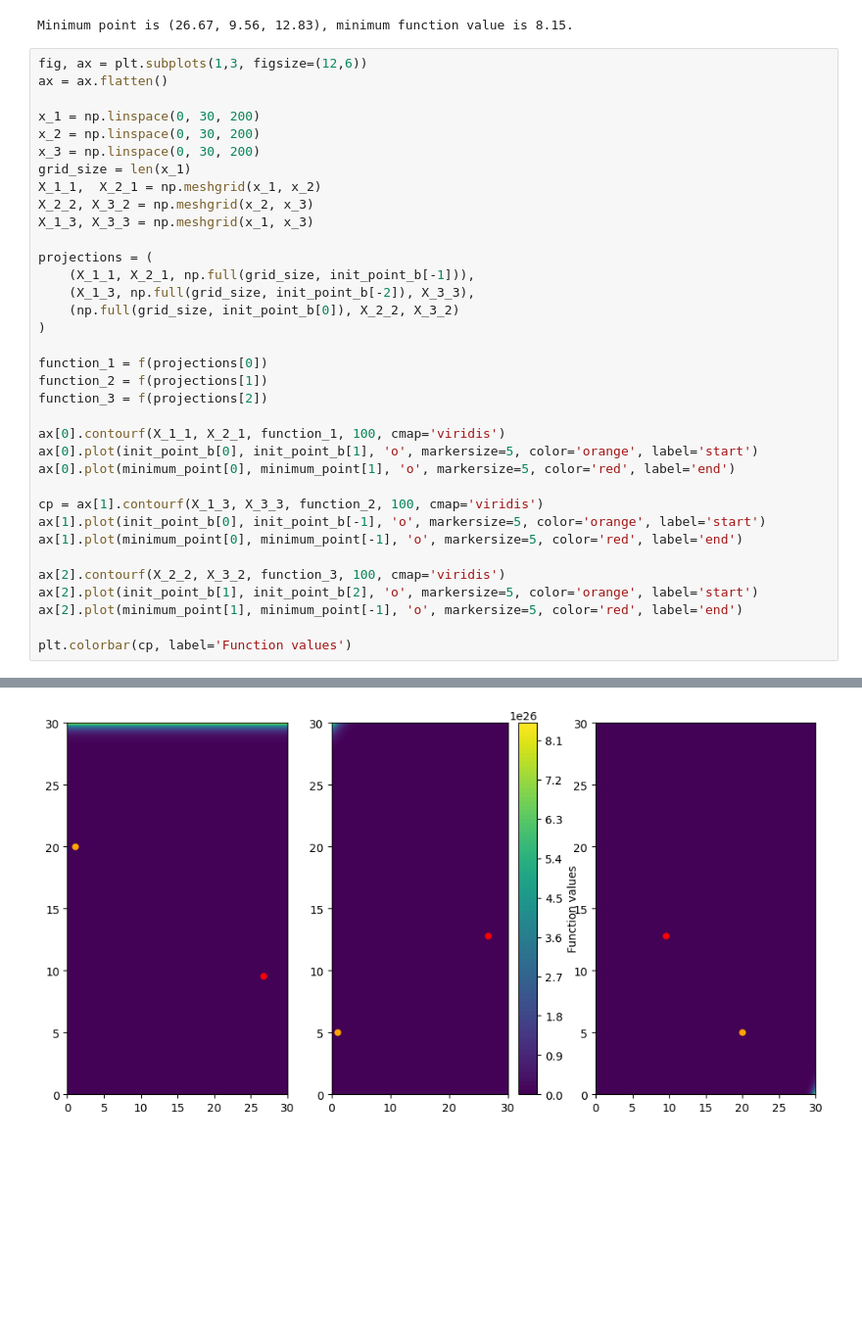
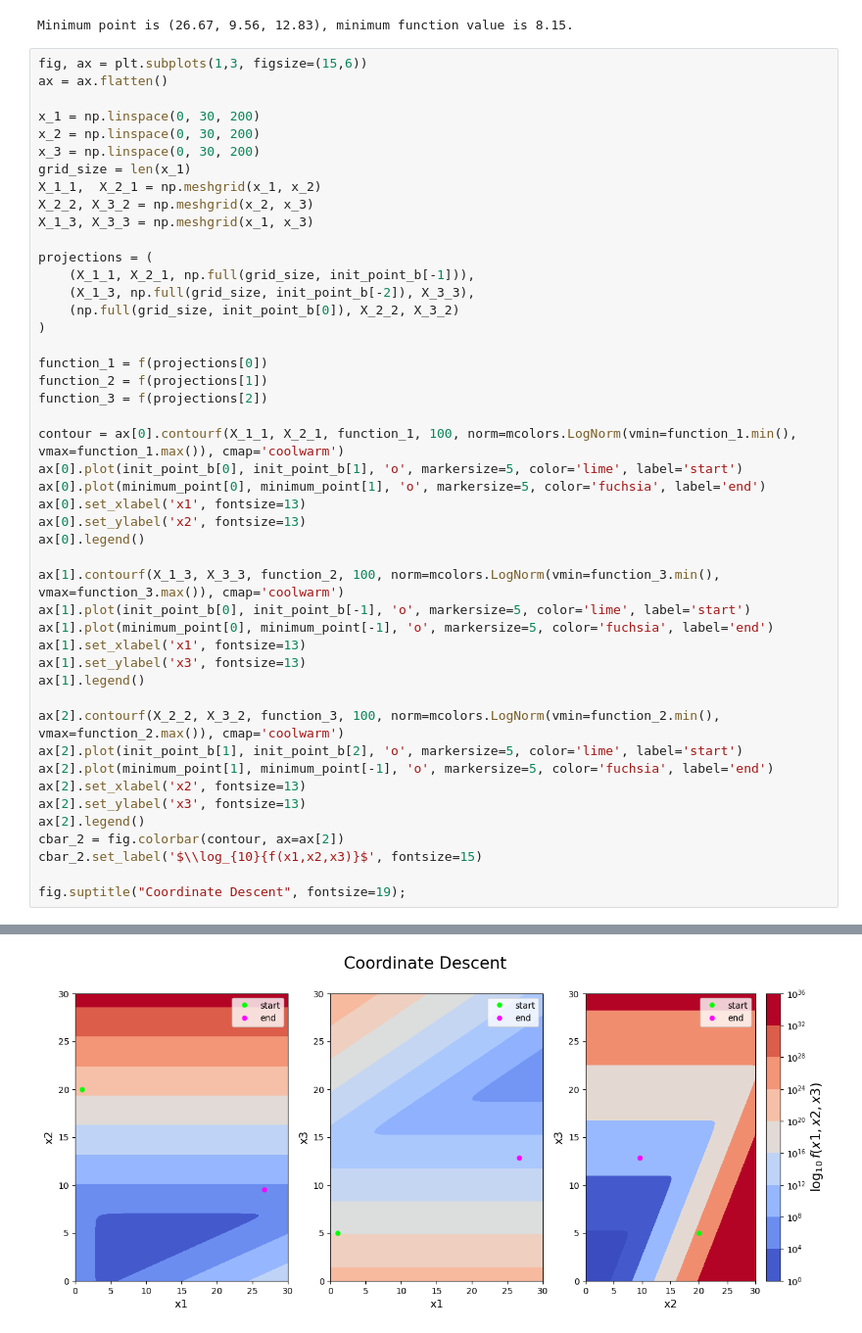
Before and after one commit to Vishakis/Data-Mining-HW-Pegasus, a Jupyter notebook: Task_4.ipynb, the cells around one changed output, grey strips where cells are left out. Shown at 98% size. Cells and saved outputs as stored; diff of their text form; blank space fills up the shorter version.

```diff
--- a/Task_4.ipynb
+++ b/Task_4.ipynb
@@ -95,7 +96,7 @@ print(f'Minimum point is {tuple(round(i, 2) for i in minimum_point)}, minimum fu
 # %% [output]
 Minimum point is (26.67, 9.56, 12.83), minimum function value is 8.15.
 # %%
-fig, ax = plt.subplots(1,3, figsize=(12,6))
+fig, ax = plt.subplots(1,3, figsize=(15,6))
 ax = ax.flatten()
 
 x_1 = np.linspace(0, 30, 200)
@@ -116,17 +117,28 @@ function_1 = f(projections[0])
 function_2 = f(projections[1])
 function_3 = f(projections[2])
 
-ax[0].contourf(X_1_1, X_2_1, function_1, 100, cmap='viridis')
-ax[0].plot(init_point_b[0], init_point_b[1], 'o', markersize=5, color='orange', label='start')
-ax[0].plot(minimum_point[0], minimum_point[1], 'o', markersize=5, color='red', label='end')
+contour = ax[0].contourf(X_1_1, X_2_1, function_1, 100, norm=mcolors.LogNorm(vmin=function_1.min(), vmax=function_1.max()), cmap='coolwarm')
+ax[0].plot(init_point_b[0], init_point_b[1], 'o', markersize=5, color='lime', label='start')
+ax[0].plot(minimum_point[0], minimum_point[1], 'o', markersize=5, color='fuchsia', label='end')
+ax[0].set_xlabel('x1', fontsize=13)
+ax[0].set_ylabel('x2', fontsize=13)
+ax[0].legend()
 
-cp = ax[1].contourf(X_1_3, X_3_3, function_2, 100, cmap='viridis')
-ax[1].plot(init_point_b[0], init_point_b[-1], 'o', markersize=5, color='orange', label='start')
-ax[1].plot(minimum_point[0], minimum_point[-1], 'o', markersize=5, color='red', label='end')
+ax[1].contourf(X_1_3, X_3_3, function_2, 100, norm=mcolors.LogNorm(vmin=function_3.min(), vmax=function_3.max()), cmap='coolwarm')
+ax[1].plot(init_point_b[0], init_point_b[-1], 'o', markersize=5, color='lime', label='start')
+ax[1].plot(minimum_point[0], minimum_point[-1], 'o', markersize=5, color='fuchsia', label='end')
+ax[1].set_xlabel('x1', fontsize=13)
+ax[1].set_ylabel('x3', fontsize=13)
+ax[1].legend()
 
-ax[2].contourf(X_2_2, X_3_2, function_3, 100, cmap='viridis')
-ax[2].plot(init_point_b[1], init_point_b[2], 'o', markersize=5, color='orange', label='start')
-ax[2].plot(minimum_point[1], minimum_point[-1], 'o', markersize=5, color='red', label='end')
+ax[2].contourf(X_2_2, X_3_2, function_3, 100, norm=mcolors.LogNorm(vmin=function_2.min(), vmax=function_2.max()), cmap='coolwarm')
+ax[2].plot(init_point_b[1], init_point_b[2], 'o', markersize=5, color='lime', label='start')
+ax[2].plot(minimum_point[1], minimum_point[-1], 'o', markersize=5, color='fuchsia', label='end')
+ax[2].set_xlabel('x2', fontsize=13)
+ax[2].set_ylabel('x3', fontsize=13)
+ax[2].legend()
+cbar_2 = fig.colorbar(contour, ax=ax[2])
+cbar_2.set_label('$\\log_{10}{f(x1,x2,x3)}$', fontsize=15)
 
-plt.colorbar(cp, label='Function values')
+fig.suptitle("Coordinate Descent", fontsize=19);
 # %% [output]
@@ -134 +145 @@ plt.colorbar(cp, label='Function values')
-[figure, old version]
+[figure, new version]
```
Also changed, not shown: parts of 2 cells of this notebook.
